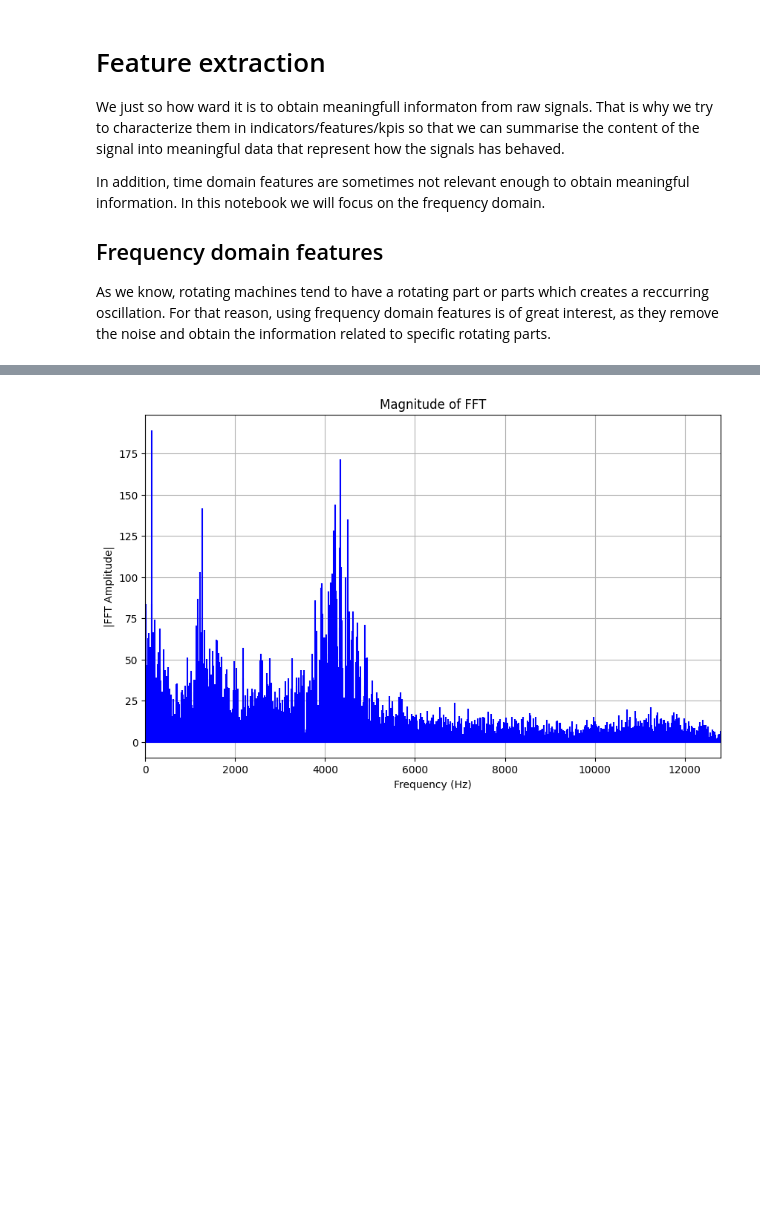
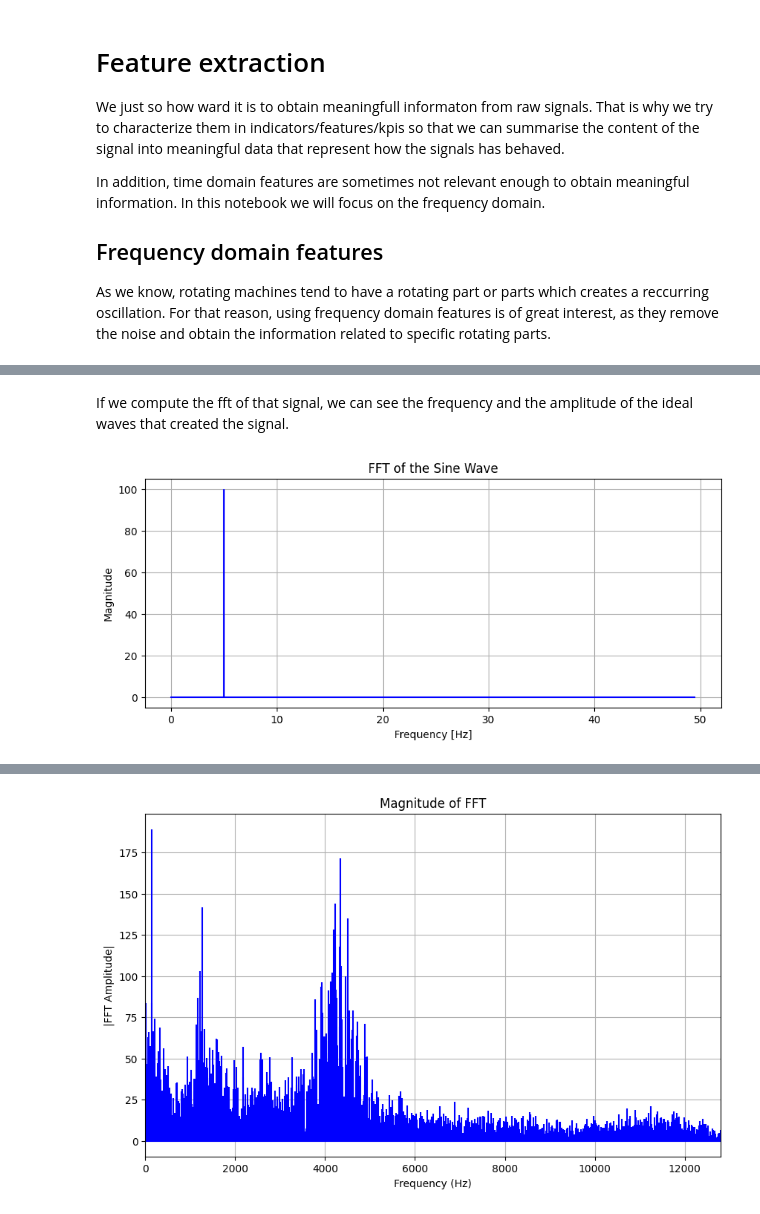
Before and after one commit to klopetx/PHM_tutorial, a Jupyter notebook: src/02.B_Feature_Extraction_II_frequency.ipynb, the cells around one changed output, grey strips where cells are left out. Saved outputs shown, nothing was run; the diff lists cells and outputs as text; code cells hidden in the pictures; blank space fills up the shorter version.

```diff
--- a/src/02.B_Feature_Extraction_II_frequency.ipynb
+++ b/src/02.B_Feature_Extraction_II_frequency.ipynb
@@ -54,0 +73,20 @@ Name: 4, Length: 2560, dtype: float64
+# %% [markdown]
+If we compute the fft of that signal, we can see the frequency and the amplitude of the ideal waves that created the signal.
+# %%
+y_fft = np.fft.fft(y)
+n = len(y_fft)
+frequencies = np.fft.fftfreq(n, d=1/sampling_rate)
+
+# Magnitude of FFT
+magnitude = np.abs(y_fft)
+
+# Plotting the FFT
+plt.figure(figsize=(10, 4))
+plt.stem(frequencies[:n // 2], magnitude[:n // 2], 'b', markerfmt=" ", basefmt="-b")
+plt.title('FFT of the Sine Wave')
+plt.xlabel('Frequency [Hz]')
+plt.ylabel('Magnitude')
+plt.grid(True)
+plt.show()
+# %% [output]
+[figure, added]
```
Also changed, not shown: parts of 14 cells of this notebook.
